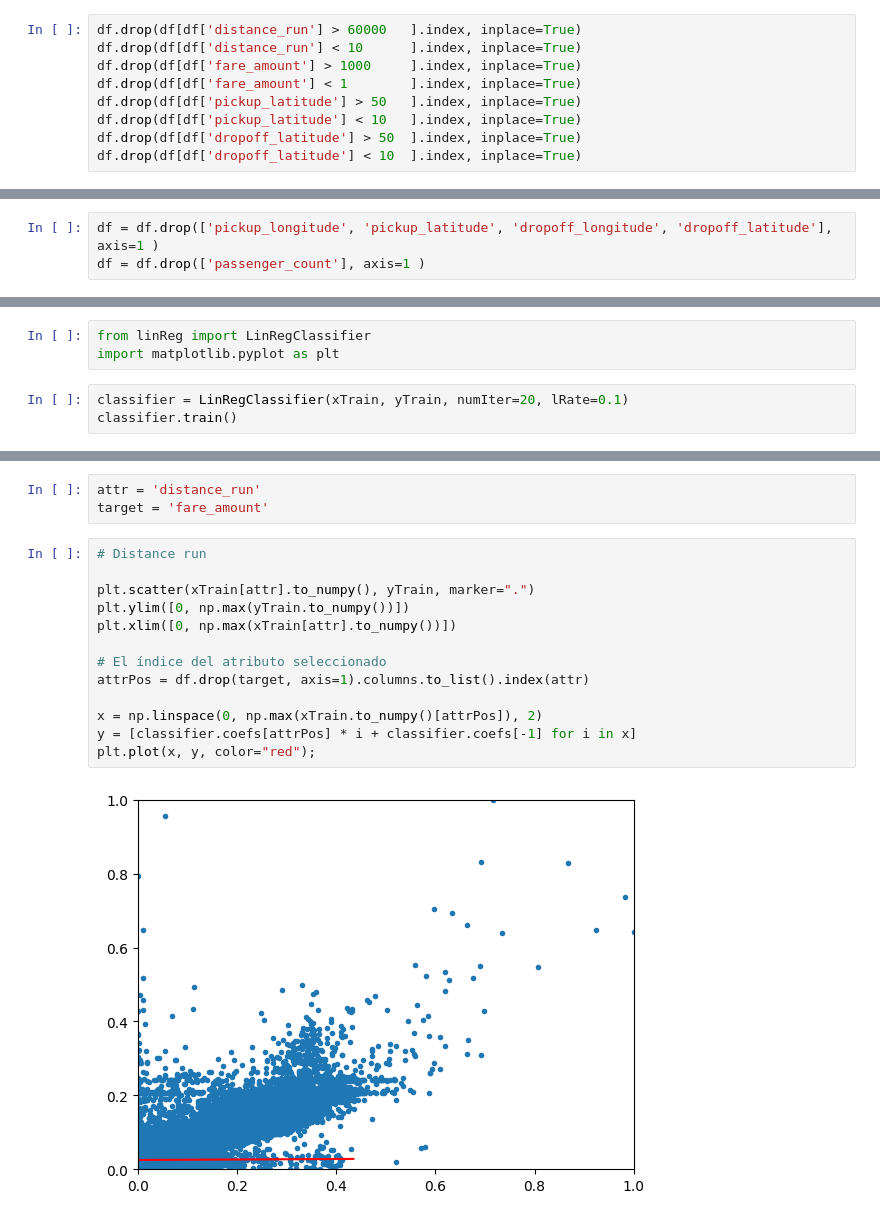
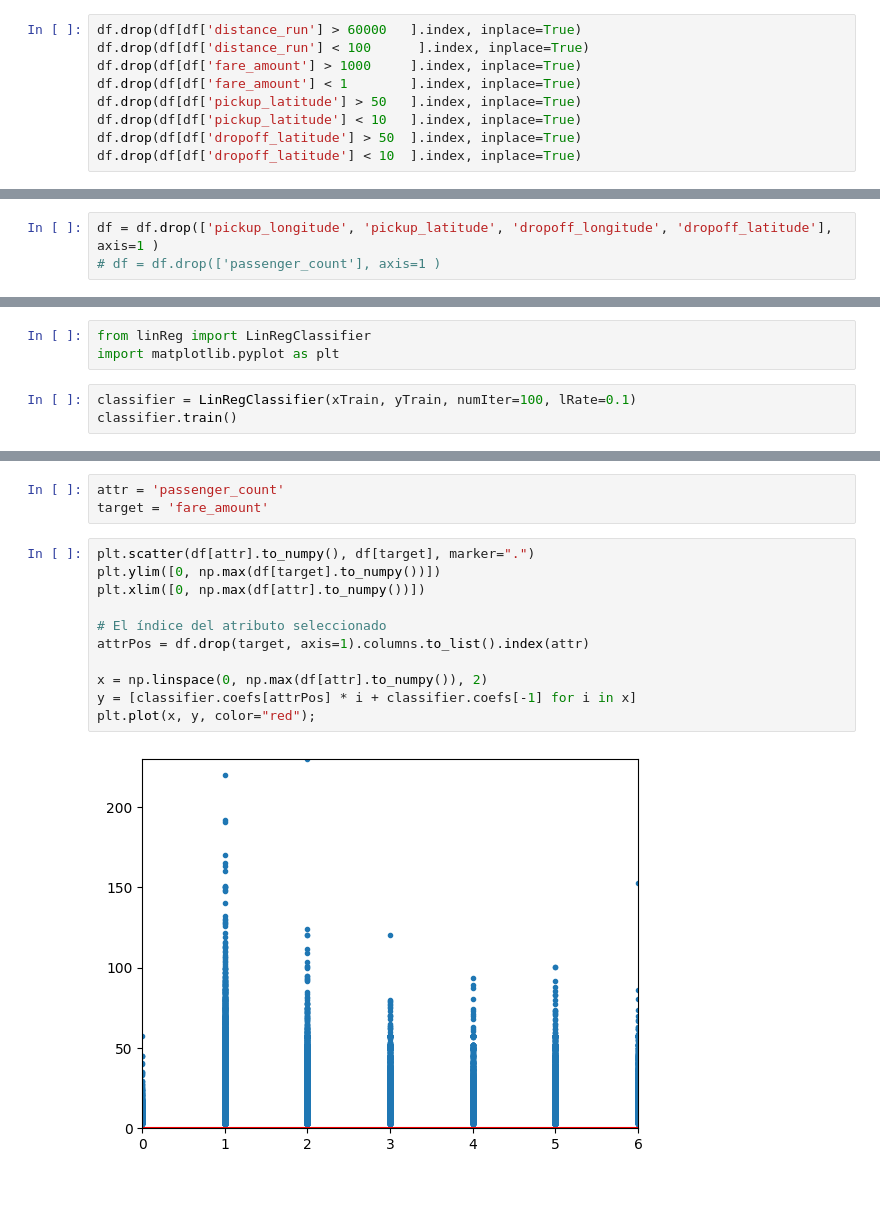
Before and after one commit to gag1005/Mineria-de-datos, a Jupyter notebook: practica3/practica3.ipynb, the cells around one changed output, grey strips where cells are left out. Cells and saved outputs as stored; diff of their text form; blank space fills up the shorter version.

```diff
--- a/practica3/practica3.ipynb
+++ b/practica3/practica3.ipynb
@@ -101,7 +101,7 @@ Datos a eliminar:
 * etc...
 # %%
 df.drop(df[df['distance_run'] > 60000   ].index, inplace=True)
-df.drop(df[df['distance_run'] < 10      ].index, inplace=True)
+df.drop(df[df['distance_run'] < 100      ].index, inplace=True)
 df.drop(df[df['fare_amount'] > 1000     ].index, inplace=True)
 df.drop(df[df['fare_amount'] < 1        ].index, inplace=True)
 df.drop(df[df['pickup_latitude'] > 50   ].index, inplace=True)
@@ -118,7 +118,7 @@ df.drop(df[df['dropoff_latitude'] < 10  ].index, inplace=True)
 # gdf.plot(ax=world.plot(figsize=(10, 6)), marker='o', color='red', markersize=15);
 # %%
 df = df.drop(['pickup_longitude', 'pickup_latitude', 'dropoff_longitude', 'dropoff_latitude'], axis=1 )
-df = df.drop(['passenger_count'], axis=1 )
+# df = df.drop(['passenger_count'], axis=1 )
 # %%
 df.head()
 # %% [output]
@@ -169,6 +169,6 @@ yTest: (38652, 1)
 from linReg import LinRegClassifier
 import matplotlib.pyplot as plt
 # %%
-classifier = LinRegClassifier(xTrain, yTrain, numIter=20, lRate=0.1)
+classifier = LinRegClassifier(xTrain, yTrain, numIter=100, lRate=0.1)
 classifier.train()
 # %% [output]
@@ -180,18 +181,16 @@ classifier.train()
 # %%
-attr = 'distance_run'
+attr = 'passenger_count'
 target = 'fare_amount'
 # %%
-# Distance run
-
-plt.scatter(xTrain[attr].to_numpy(), yTrain, marker=".")
-plt.ylim([0, np.max(yTrain.to_numpy())])
-plt.xlim([0, np.max(xTrain[attr].to_numpy())])
+plt.scatter(df[attr].to_numpy(), df[target], marker=".")
+plt.ylim([0, np.max(df[target].to_numpy())])
+plt.xlim([0, np.max(df[attr].to_numpy())])
 
 # El índice del atributo seleccionado
 attrPos = df.drop(target, axis=1).columns.to_list().index(attr)
 
-x = np.linspace(0, np.max(xTrain.to_numpy()[attrPos]), 2)
+x = np.linspace(0, np.max(df[attr].to_numpy()), 2)
 y = [classifier.coefs[attrPos] * i + classifier.coefs[-1] for i in x]
 plt.plot(x, y, color="red");
 # %% [output]
-[figure, old version]
+[figure, new version]
```
Also changed, not shown: parts of 7 cells of this notebook, 2 other files.
